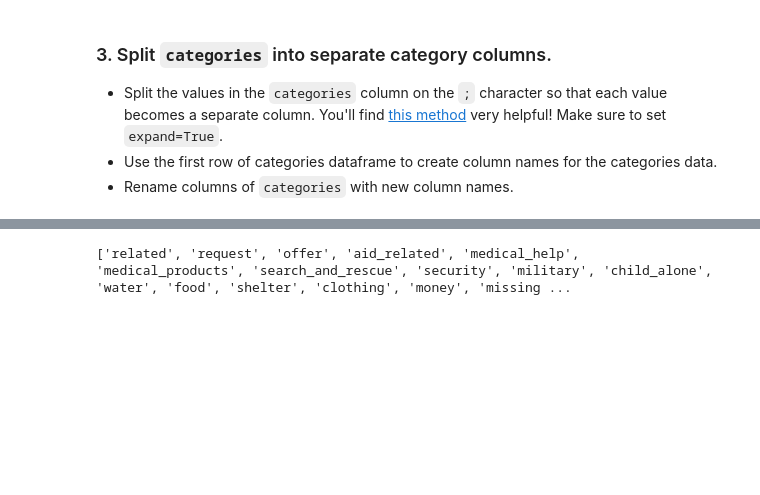
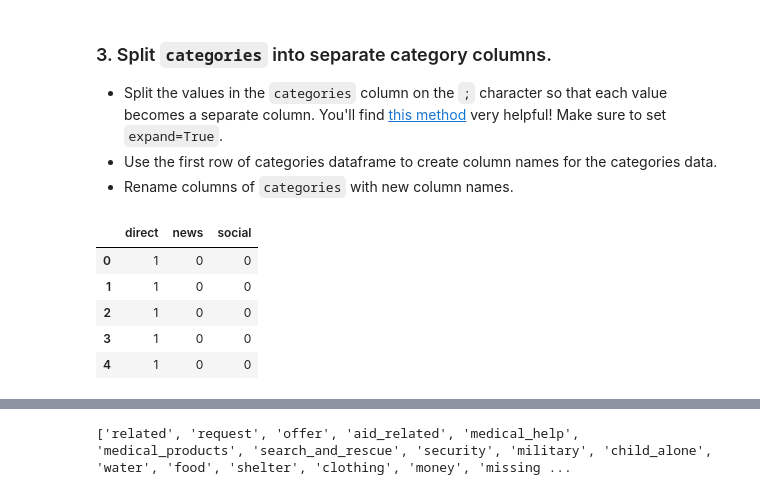
Before and after one commit to ordepzero/disaster_respnse_pipeline, a Jupyter notebook: ETL Pipeline Preparation.ipynb, the cells around one changed output, grey strips where cells are left out. Cells and saved outputs as stored; diff of their text form; code cells hidden in the pictures; blank space fills up the shorter version.

```diff
--- a/ETL Pipeline Preparation.ipynb
+++ b/ETL Pipeline Preparation.ipynb
@@ -51,6 +51,16 @@ df.head()
 - Split the values in the `categories` column on the `;` character so that each value becomes a separate column. You'll find [this method](https://pandas.pydata.org/pandas-docs/version/0.23/generated/pandas.Series.str.split.html) very helpful! Make sure to set `expand=True`.
 - Use the first row of categories dataframe to create column names for the categories data.
 - Rename columns of `categories` with new column names.
+# %%
+genre_dummies = pd.get_dummies(df['genre'])
+genre_dummies.head()
+# %% [output]
+|  | direct | news | social |
+| 0 | 1 | 0 | 0 |
+| 1 | 1 | 0 | 0 |
+| 2 | 1 | 0 | 0 |
+| 3 | 1 | 0 | 0 |
+| 4 | 1 | 0 | 0 |
 # %%
 # create a dataframe of the 36 individual category columns
 categories = df['categories'].str.split(';',expand=True)
```
Also changed, not shown: parts of 5 cells of this notebook, 1 other file.
